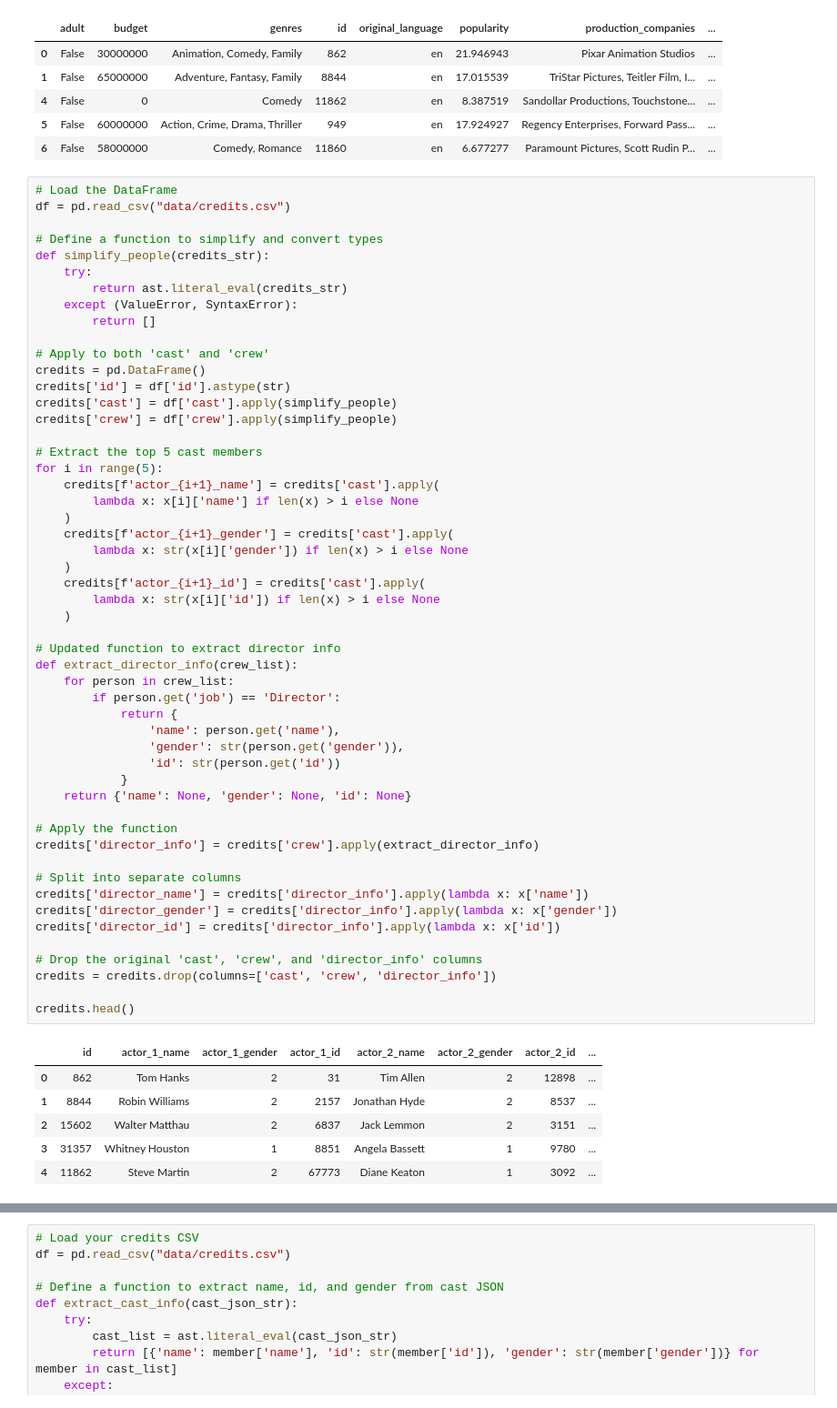
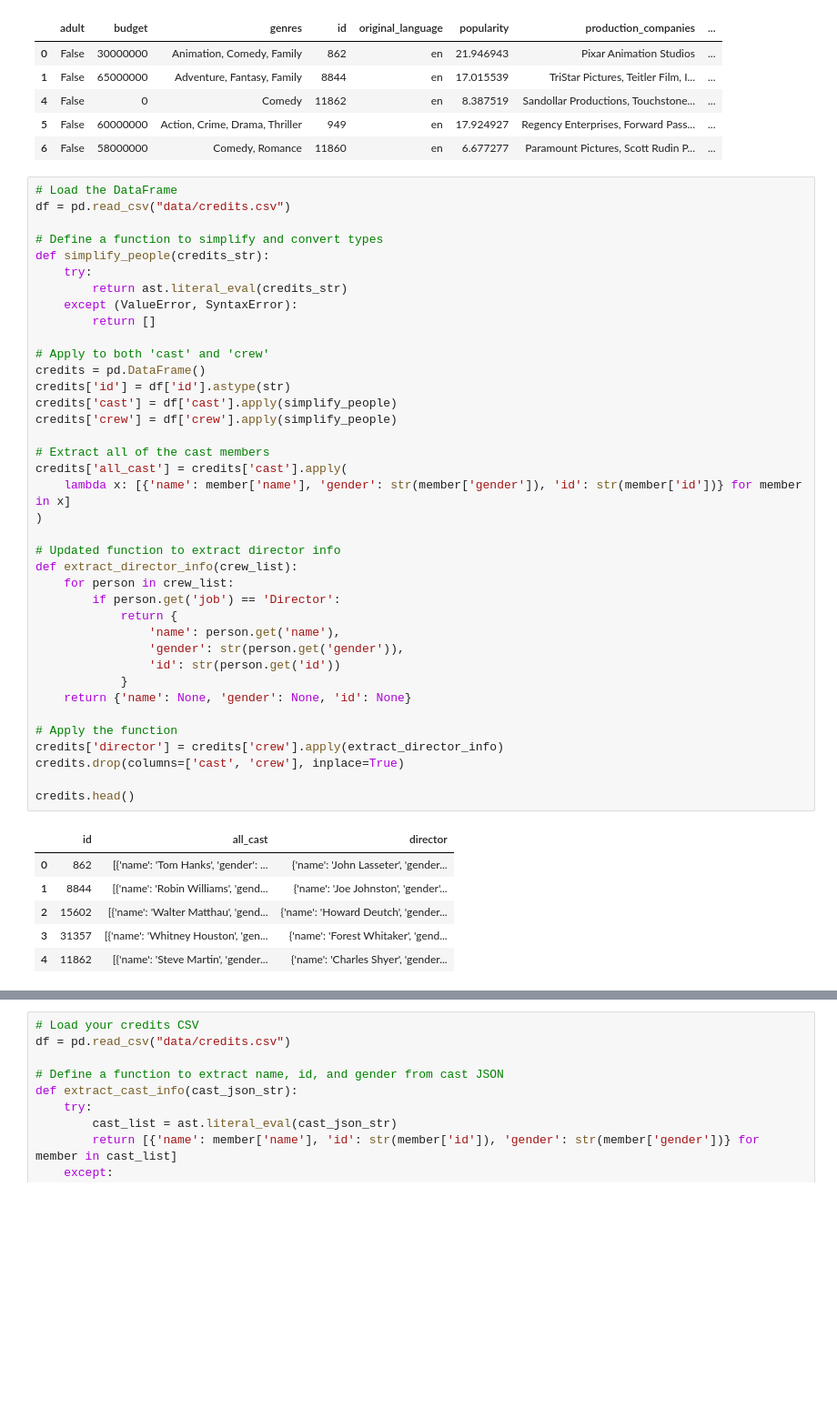
Before and after one commit to vikramv17/cs451-project, a Jupyter notebook: data_cleaning.ipynb, the cells around one changed output, grey strips where cells are left out. Shown at 91% size. Saved outputs shown, nothing was run; the diff lists cells and outputs as text; blank space fills up the shorter version.

```diff
--- a/data_cleaning.ipynb
+++ b/data_cleaning.ipynb
@@ -102,59 +102,45 @@ df = pd.read_csv("data/credits.csv")
 
 # Define a function to simplify and convert types
 def simplify_people(credits_str):
     try:
         return ast.literal_eval(credits_str)
     except (ValueError, SyntaxError):
         return []
 
 # Apply to both 'cast' and 'crew'
 credits = pd.DataFrame()
 credits['id'] = df['id'].astype(str)
 credits['cast'] = df['cast'].apply(simplify_people)
 credits['crew'] = df['crew'].apply(simplify_people)
 
-# Extract the top 5 cast members
-for i in range(5):
-    credits[f'actor_{i+1}_name'] = credits['cast'].apply(
-        lambda x: x[i]['name'] if len(x) > i else None
-    )
-    credits[f'actor_{i+1}_gender'] = credits['cast'].apply(
-        lambda x: str(x[i]['gender']) if len(x) > i else None
-    )
-    credits[f'actor_{i+1}_id'] = credits['cast'].apply(
-        lambda x: str(x[i]['id']) if len(x) > i else None
-    )
+# Extract all of the cast members
+credits['all_cast'] = credits['cast'].apply(
+    lambda x: [{'name': member['name'], 'gender': str(member['gender']), 'id': str(member['id'])} for member in x]
+)
 
 # Updated function to extract director info
 def extract_director_info(crew_list):
     for person in crew_list:
         if person.get('job') == 'Director':
             return {
                 'name': person.get('name'),
                 'gender': str(person.get('gender')),
                 'id': str(person.get('id'))
             }
     return {'name': None, 'gender': None, 'id': None}
 
 # Apply the function
-credits['director_info'] = credits['crew'].apply(extract_director_info)
-
-# Split into separate columns
-credits['director_name'] = credits['director_info'].apply(lambda x: x['name'])
-credits['director_gender'] = credits['director_info'].apply(lambda x: x['gender'])
-credits['director_id'] = credits['director_info'].apply(lambda x: x['id'])
-
-# Drop the original 'cast', 'crew', and 'director_info' columns
-credits = credits.drop(columns=['cast', 'crew', 'director_info'])
+credits['director'] = credits['crew'].apply(extract_director_info)
+credits.drop(columns=['cast', 'crew'], inplace=True)
 
 credits.head()
 # %% [output]
-|  | id | actor_1_name | actor_1_gender | actor_1_id | actor_2_name | actor_2_gender | actor_2_id | ... |
-| 0 | 862 | Tom Hanks | 2 | 31 | Tim Allen | 2 | 12898 | ... |
-| 1 | 8844 | Robin Williams | 2 | 2157 | Jonathan Hyde | 2 | 8537 | ... |
-| 2 | 15602 | Walter Matthau | 2 | 6837 | Jack Lemmon | 2 | 3151 | ... |
-| 3 | 31357 | Whitney Houston | 1 | 8851 | Angela Bassett | 1 | 9780 | ... |
-| 4 | 11862 | Steve Martin | 2 | 67773 | Diane Keaton | 1 | 3092 | ... |
+|  | id | all_cast | director |
+| 0 | 862 | [{'name': 'Tom Hanks', 'gender': ... | {'name': 'John Lasseter', 'gender... |
+| 1 | 8844 | [{'name': 'Robin Williams', 'gend... | {'name': 'Joe Johnston', 'gender'... |
+| 2 | 15602 | [{'name': 'Walter Matthau', 'gend... | {'name': 'Howard Deutch', 'gender... |
+| 3 | 31357 | [{'name': 'Whitney Houston', 'gen... | {'name': 'Forest Whitaker', 'gend... |
+| 4 | 11862 | [{'name': 'Steve Martin', 'gender... | {'name': 'Charles Shyer', 'gender... |
 # %%
 # Load the DataFrame
 df = pd.read_csv("data/movies_keywords.csv")
```
Also changed, not shown: parts of 3 cells of this notebook, 5 other files.
